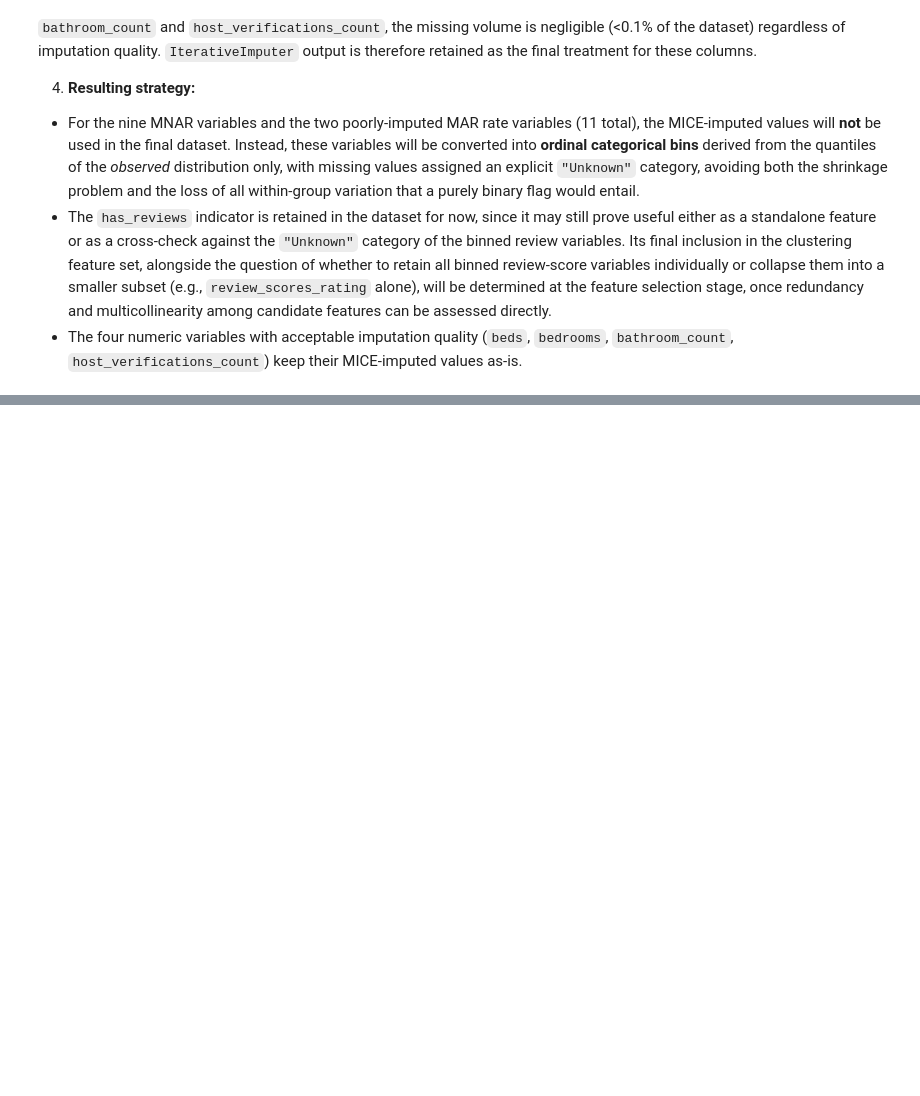
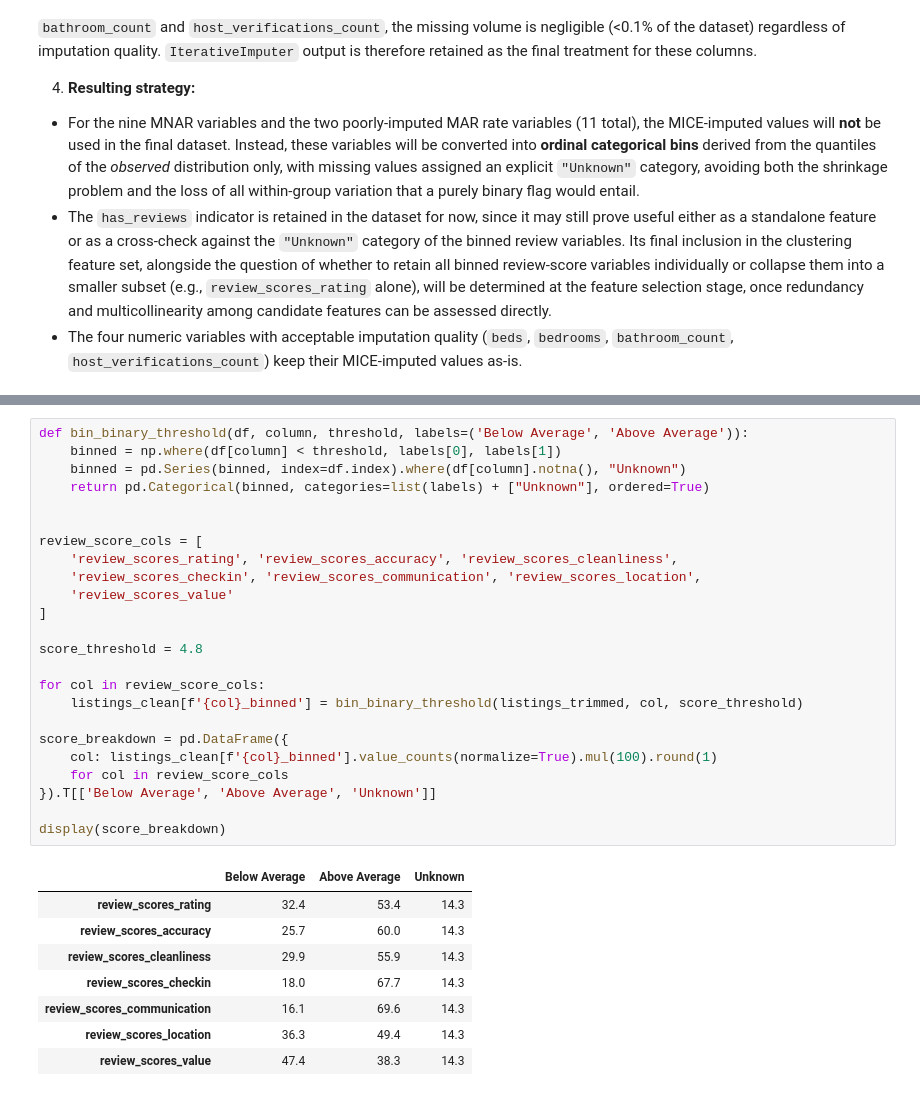
Before and after one commit to pln6/airbnb-market-segmentation-analysis, a Jupyter notebook: notebooks/01_data_cleaning.ipynb, the cells around one changed output, grey strips where cells are left out. Saved outputs shown, nothing was run; the diff lists cells and outputs as text; blank space fills up the shorter version.

Commit message:
feat: finalize missing values handling via categorical binning

```diff
--- a/notebooks/01_data_cleaning.ipynb
+++ b/notebooks/01_data_cleaning.ipynb
@@ -2357,0 +2364,33 @@ These four variables showed mild-to-moderate shrinkage (12–32%) with no direct
+# %%
+def bin_binary_threshold(df, column, threshold, labels=('Below Average', 'Above Average')):
+    binned = np.where(df[column] < threshold, labels[0], labels[1])
+    binned = pd.Series(binned, index=df.index).where(df[column].notna(), "Unknown")
+    return pd.Categorical(binned, categories=list(labels) + ["Unknown"], ordered=True)
+
+
+review_score_cols = [
+    'review_scores_rating', 'review_scores_accuracy', 'review_scores_cleanliness',
+    'review_scores_checkin', 'review_scores_communication', 'review_scores_location',
+    'review_scores_value'
+]
+
+score_threshold = 4.8
+
+for col in review_score_cols:
+    listings_clean[f'{col}_binned'] = bin_binary_threshold(listings_trimmed, col, score_threshold)
+
+score_breakdown = pd.DataFrame({
+    col: listings_clean[f'{col}_binned'].value_counts(normalize=True).mul(100).round(1)
+    for col in review_score_cols
+}).T[['Below Average', 'Above Average', 'Unknown']]
+
+display(score_breakdown)
+# %% [output]
+|  | Below Average | Above Average | Unknown |
+| review_scores_rating | 32.4 | 53.4 | 14.3 |
+| review_scores_accuracy | 25.7 | 60.0 | 14.3 |
+| review_scores_cleanliness | 29.9 | 55.9 | 14.3 |
+| review_scores_checkin | 18.0 | 67.7 | 14.3 |
+| review_scores_communication | 16.1 | 69.6 | 14.3 |
+| review_scores_location | 36.3 | 49.4 | 14.3 |
+| review_scores_value | 47.4 | 38.3 | 14.3 |
```
Also changed, not shown: parts of 9 cells of this notebook.
